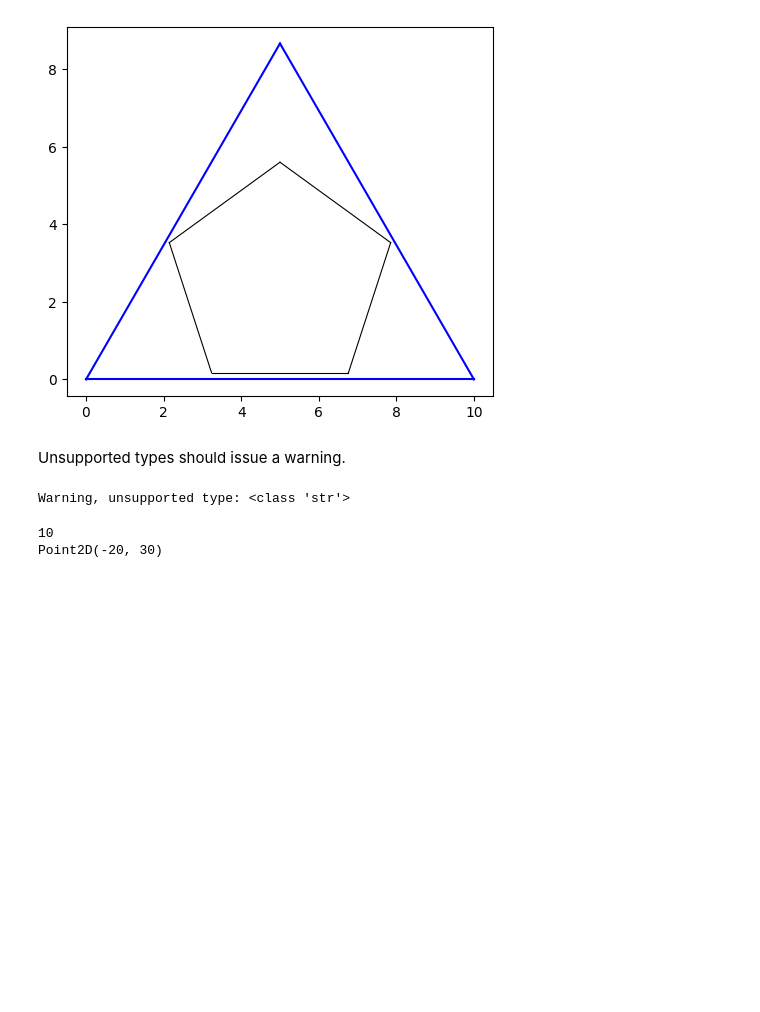
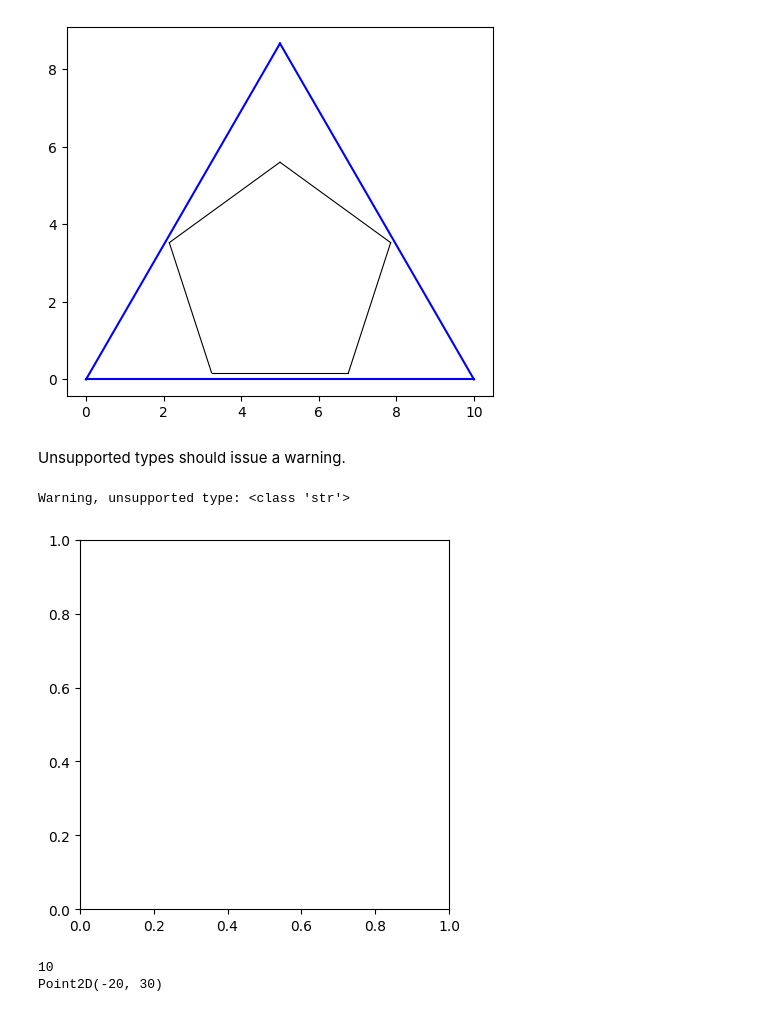
Before and after one commit to CodeSolid/symplot, a Jupyter notebook: TestSymplot.ipynb, the cells around one changed output. Cells and saved outputs as stored; diff of their text form; code cells hidden in the pictures; blank space fills up the shorter version.

```diff
--- a/TestSymplot.ipynb
+++ b/TestSymplot.ipynb
@@ -23,9 +23,10 @@ ax = symplot.plot(pentagon, ax, color="black", linewidth=.8)
 # %% [markdown]
 Unsupported types should issue a warning.
 # %%
-_ = symplot.plot("foobar", axes)
+_ = symplot.plot("foobar")
 # %% [output]
 Warning, unsupported type: <class 'str'>
+[figure, added]
 # %%
 from sympy.geometry import Circle
 from sympy import symbols
```
Also changed, not shown: parts of 1 cell of this notebook, 5 other files.
